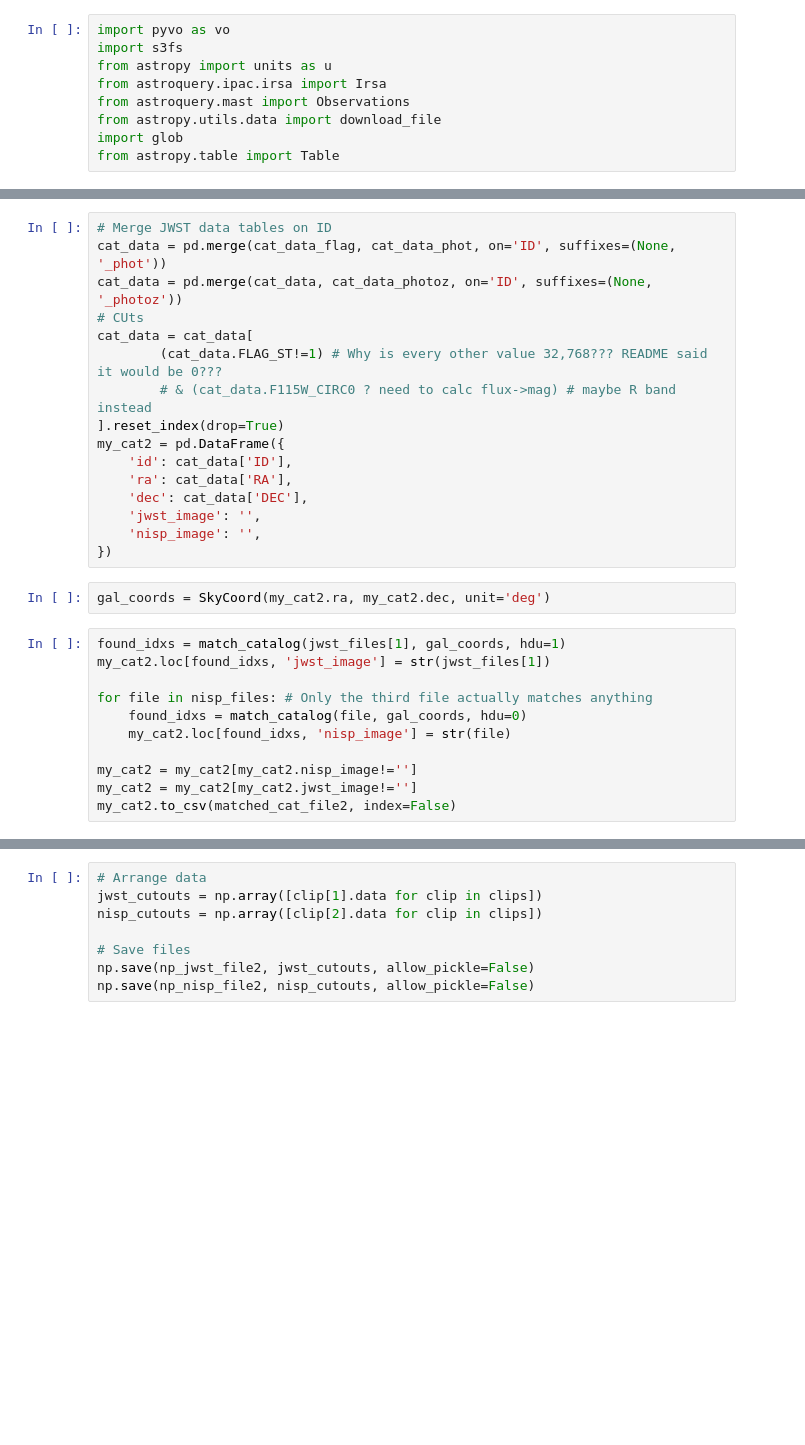
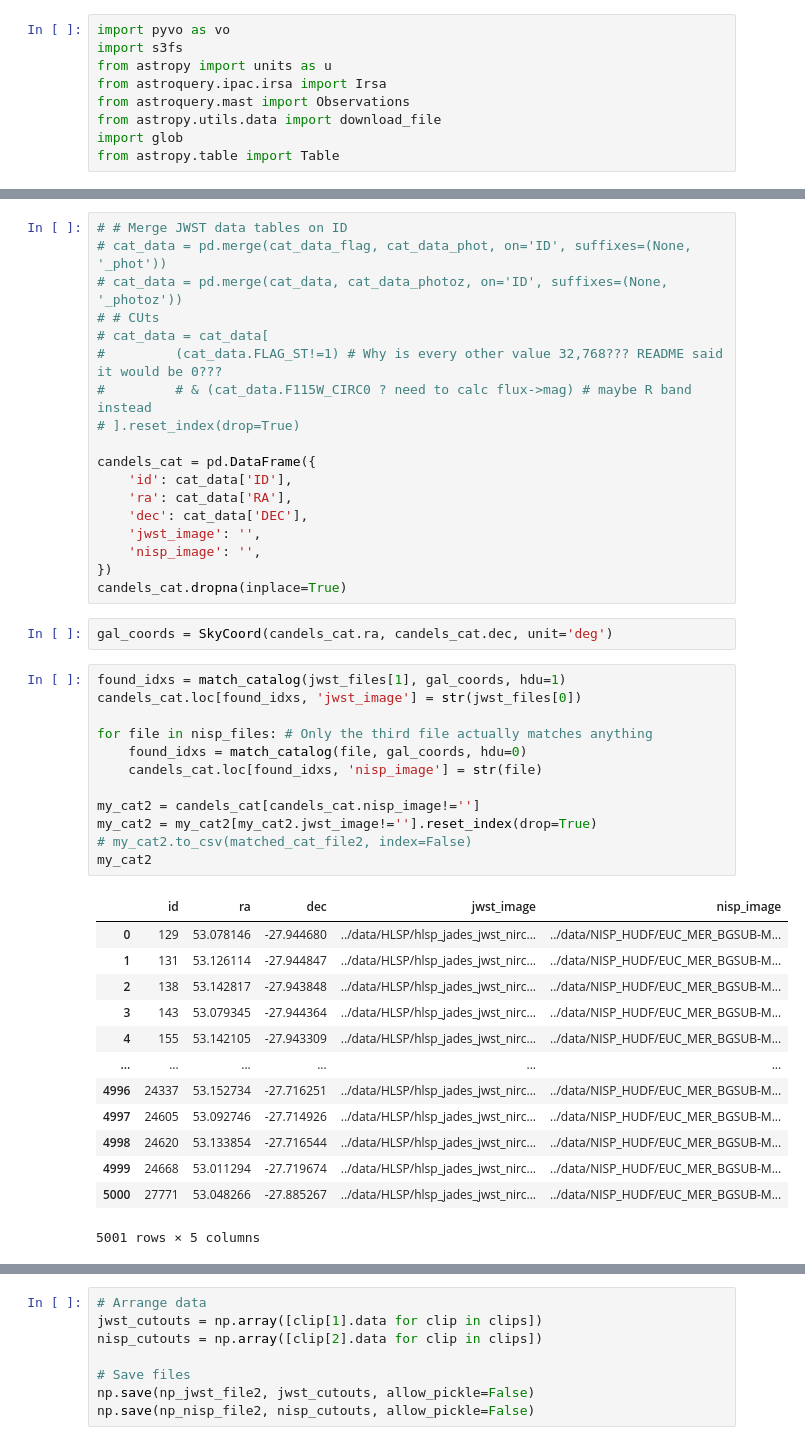
Before and after one commit to xoubish/superNISP, a Jupyter notebook: code/SR_GAN_old.ipynb, the cells around one changed output, grey strips where cells are left out. Drawn from its saved outputs; the diff is of its cells as text; blank space fills up the shorter version.

```diff
--- a/code/SR_GAN_old.ipynb
+++ b/code/SR_GAN_old.ipynb
@@ -350,32 +312,49 @@ cat_data_photoz = Table.read(jwst_cat, hdu=9).to_pandas()
 # %%
-# Merge JWST data tables on ID
-cat_data = pd.merge(cat_data_flag, cat_data_phot, on='ID', suffixes=(None, '_phot'))
-cat_data = pd.merge(cat_data, cat_data_photoz, on='ID', suffixes=(None, '_photoz'))
-# CUts
-cat_data = cat_data[
-        (cat_data.FLAG_ST!=1) # Why is every other value 32,768??? README said it would be 0???
-        # & (cat_data.F115W_CIRC0 ? need to calc flux->mag) # maybe R band instead
-].reset_index(drop=True)
-my_cat2 = pd.DataFrame({
+# # Merge JWST data tables on ID
+# cat_data = pd.merge(cat_data_flag, cat_data_phot, on='ID', suffixes=(None, '_phot'))
+# cat_data = pd.merge(cat_data, cat_data_photoz, on='ID', suffixes=(None, '_photoz'))
+# # CUts
+# cat_data = cat_data[
+#         (cat_data.FLAG_ST!=1) # Why is every other value 32,768??? README said it would be 0???
+#         # & (cat_data.F115W_CIRC0 ? need to calc flux->mag) # maybe R band instead
+# ].reset_index(drop=True)
+
+candels_cat = pd.DataFrame({
     'id': cat_data['ID'],
     'ra': cat_data['RA'],
     'dec': cat_data['DEC'],
     'jwst_image': '',
     'nisp_image': '',
 })
+candels_cat.dropna(inplace=True)
 # %%
-gal_coords = SkyCoord(my_cat2.ra, my_cat2.dec, unit='deg')
+gal_coords = SkyCoord(candels_cat.ra, candels_cat.dec, unit='deg')
 # %%
 found_idxs = match_catalog(jwst_files[1], gal_coords, hdu=1)
-my_cat2.loc[found_idxs, 'jwst_image'] = str(jwst_files[1])
+candels_cat.loc[found_idxs, 'jwst_image'] = str(jwst_files[0])
 
 for file in nisp_files: # Only the third file actually matches anything
     found_idxs = match_catalog(file, gal_coords, hdu=0)
-    my_cat2.loc[found_idxs, 'nisp_image'] = str(file)
+    candels_cat.loc[found_idxs, 'nisp_image'] = str(file)
 
-my_cat2 = my_cat2[my_cat2.nisp_image!='']
-my_cat2 = my_cat2[my_cat2.jwst_image!='']
-my_cat2.to_csv(matched_cat_file2, index=False)
+my_cat2 = candels_cat[candels_cat.nisp_image!='']
+my_cat2 = my_cat2[my_cat2.jwst_image!=''].reset_index(drop=True)
+# my_cat2.to_csv(matched_cat_file2, index=False)
+my_cat2
+# %% [output]
+|  | id | ra | dec | jwst_image | nisp_image |
+| 0 | 129 | 53.078146 | -27.944680 | ../data/HLSP/hlsp_jades_jwst_nirc... | ../data/NISP_HUDF/EUC_MER_BGSUB-M... |
+| 1 | 131 | 53.126114 | -27.944847 | ../data/HLSP/hlsp_jades_jwst_nirc... | ../data/NISP_HUDF/EUC_MER_BGSUB-M... |
+| 2 | 138 | 53.142817 | -27.943848 | ../data/HLSP/hlsp_jades_jwst_nirc... | ../data/NISP_HUDF/EUC_MER_BGSUB-M... |
+| 3 | 143 | 53.079345 | -27.944364 | ../data/HLSP/hlsp_jades_jwst_nirc... | ../data/NISP_HUDF/EUC_MER_BGSUB-M... |
+| 4 | 155 | 53.142105 | -27.943309 | ../data/HLSP/hlsp_jades_jwst_nirc... | ../data/NISP_HUDF/EUC_MER_BGSUB-M... |
+| ... | ... | ... | ... | ... | ... |
+| 4996 | 24337 | 53.152734 | -27.716251 | ../data/HLSP/hlsp_jades_jwst_nirc... | ../data/NISP_HUDF/EUC_MER_BGSUB-M... |
+| 4997 | 24605 | 53.092746 | -27.714926 | ../data/HLSP/hlsp_jades_jwst_nirc... | ../data/NISP_HUDF/EUC_MER_BGSUB-M... |
+| 4998 | 24620 | 53.133854 | -27.716544 | ../data/HLSP/hlsp_jades_jwst_nirc... | ../data/NISP_HUDF/EUC_MER_BGSUB-M... |
+| 4999 | 24668 | 53.011294 | -27.719674 | ../data/HLSP/hlsp_jades_jwst_nirc... | ../data/NISP_HUDF/EUC_MER_BGSUB-M... |
+| 5000 | 27771 | 53.048266 | -27.885267 | ../data/HLSP/hlsp_jades_jwst_nirc... | ../data/NISP_HUDF/EUC_MER_BGSUB-M... |
+5001 rows × 5 columns
 # %%
 clips = clip_images(my_cat2)
 # %% [output]
```
Also changed, not shown: parts of 10 cells of this notebook, 1 other file.
